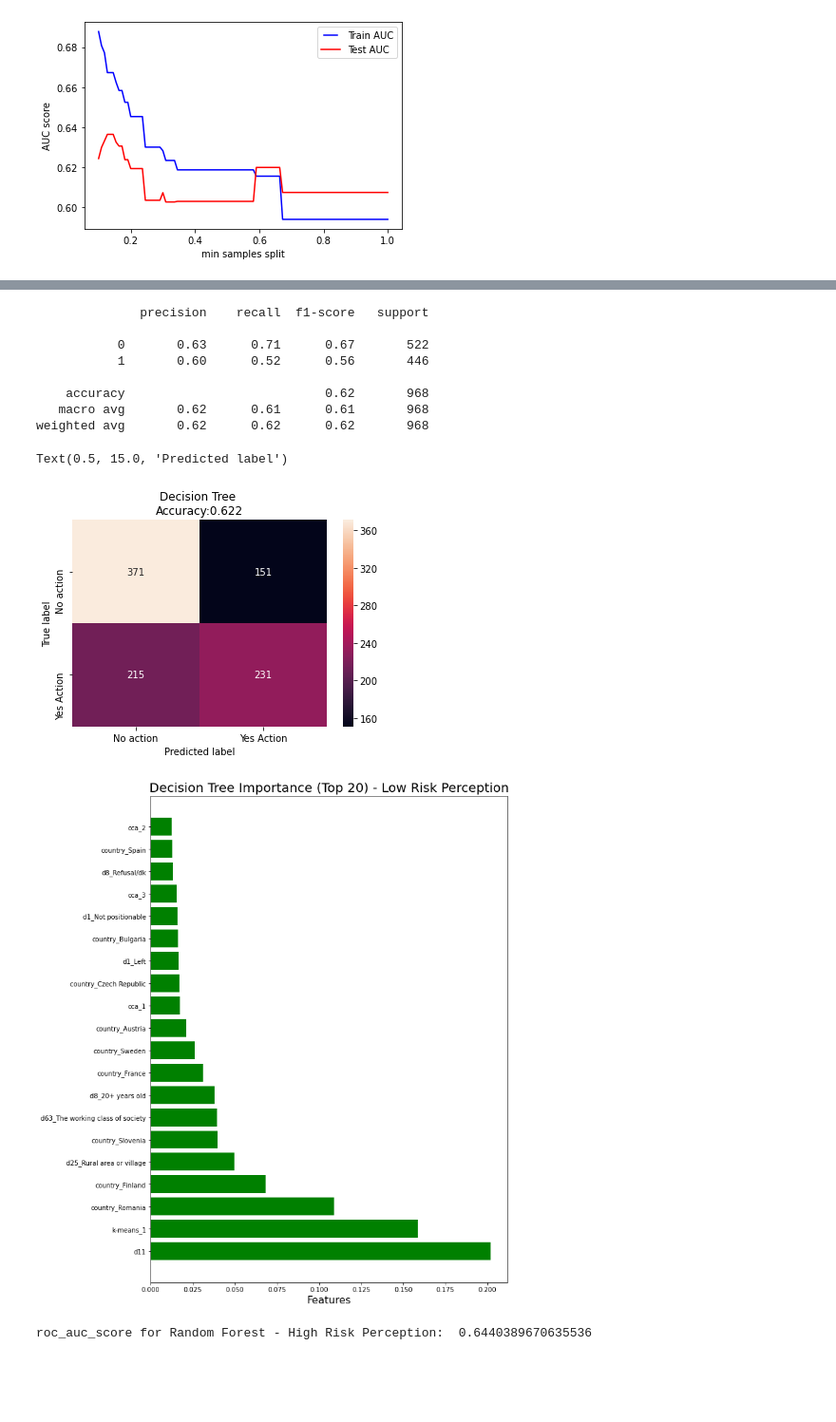
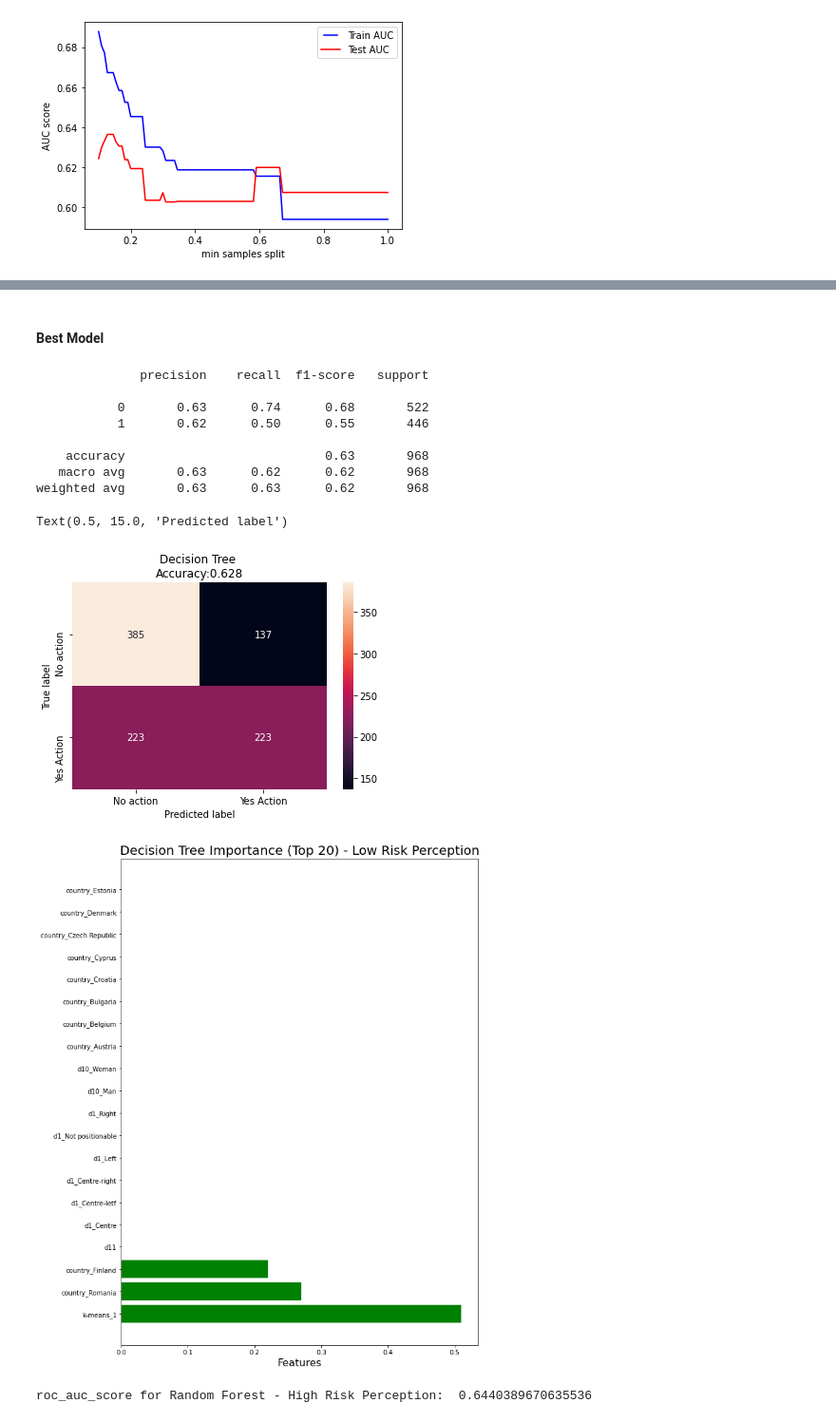
Before and after one commit to claudiagiuspoli/pro-environmental-behaviour, a Jupyter notebook: deciosn tree.ipynb, the cells around one changed output, grey strips where cells are left out. Shown at 95% size. Cells and saved outputs as stored; diff of their text form; code cells hidden in the pictures; blank space fills up the shorter version.

```diff
--- a/deciosn tree.ipynb
+++ b/deciosn tree.ipynb
@@ -235,7 +239,7 @@ I put the optimal parameters in the best model and I create the graph.
 # %%
 #fit model with best parameters
 
-clf_pruned = DecisionTreeClassifier(criterion = 'gini' , random_state=45,ccp_alpha=0.00015836200091606329, class_weight= {0: 1.43631197 , 1:0.76700502},  max_depth=5, min_samples_split = 9, min_samples_leaf = 3)
+clf_pruned = DecisionTreeClassifier(criterion = 'entropy' , random_state=seed,ccp_alpha=0.0002338667648894043, class_weight= {0: 1.43631197 , 1:0.76700502},  max_depth=5, min_samples_split = 8, min_samples_leaf = 2)
 clf_pruned.fit(X_train, y_train)
 pred = clf_pruned.predict(X_test)
 accuracy_score(y_test, pred)
@@ -431 +503,21 @@ DecisionTreeClassifier(class_weight={0: 1.56739773, 1: 0.73421448},
+# %%
+#fit model with best parameters
+
+clf_pruned = DecisionTreeClassifier(criterion = 'gini',ccp_alpha=0.0010611938401781096, class_weight= {0: 1.56739773, 1: 0.73421448},  max_depth=5, min_samples_split = 9, min_samples_leaf = 4, random_state =seed)
+clf_pruned.fit(X_train, y_train)
+pred = clf_pruned.predict(X_test)
+accuracy_score(y_test, pred)
+#Accuracy: 0.66
+
+
+xvar = df_get_dummies.drop('qb5', axis=1)
+feature_cols = xvar.columns
+dot_data = StringIO()
+export_graphviz(clf_pruned, out_file=dot_data,
+                filled=True, rounded=True,
+                special_characters=True,feature_names = feature_cols,class_names=['No Action','Yes Action'])
+from pydot import graph_from_dot_data
+(graph, ) = graph_from_dot_data(dot_data.getvalue())
+Image(graph.create_png())
+graph.write_png('action-prune2.png')
 # %%
@@ -614,11 +773,33 @@ DecisionTreeClassifier(class_weight={0: 0.92727273, 1: 1.08510638},
+# %% [markdown]
+#### Best Model
+# %%
+#fit model with best parameters
+
+clf_pruned = DecisionTreeClassifier(criterion = 'entropy',ccp_alpha=0.009289462740834808, class_weight={0: 0.92727273, 1: 1.08510638},  max_depth=4, min_samples_split =5, min_samples_leaf = 3, random_state =seed)
+clf_pruned.fit(X_train, y_train)
+pred = clf_pruned.predict(X_test)
+accuracy_score(y_test, pred)
+#Accuracy: 0.66
+
+
+xvar = df_get_dummies.drop('qb5', axis=1)
+feature_cols = xvar.columns
+dot_data = StringIO()
+export_graphviz(clf_pruned, out_file=dot_data,
+                filled=True, rounded=True,
+                special_characters=True,feature_names = feature_cols,class_names=['No Action','Yes Action'])
+from pydot import graph_from_dot_data
+(graph, ) = graph_from_dot_data(dot_data.getvalue())
+Image(graph.create_png())
+graph.write_png('action-prune3.png')
 # %%
-print(classification_report(y_test, dt_classifier.predict(X_test)))
+print(classification_report(y_test, clf_pruned.predict(X_test)))
 # %% [output]
               precision    recall  f1-score   support
 
-           0       0.63      0.71      0.67       522
-           1       0.60      0.52      0.56       446
+           0       0.63      0.74      0.68       522
+           1       0.62      0.50      0.55       446
 
-    accuracy                           0.62       968
-   macro avg       0.62      0.61      0.61       968
-weighted avg       0.62      0.62      0.62       968
+    accuracy                           0.63       968
+   macro avg       0.63      0.62      0.62       968
+weighted avg       0.63      0.63      0.62       968
@@ -638,42 +806,42 @@ graph.write_png('action-prune3.png')
 # %%
 #y_pred = dt.predict(X_test)
-ac = accuracy_score(y_test,dt_classifier.best_estimator_.predict(X_test))
+ac = accuracy_score(y_test,clf_pruned.predict(X_test))
 #print('Accuracy is: ',ac)
 
 
 
 #plt.figure(figsize=(5.5,4))
 
-cm_df = confusion_matrix(y_test,dt_classifier.best_estimator_.predict(X_test))
+cm_df = confusion_matrix(y_test,clf_pruned.predict(X_test))
 cm_df = pd.DataFrame(cm_df,
                      index = ['No action','Yes Action'],
                      columns = ['No action','Yes Action'])
 sns.heatmap(cm_df,annot=True,fmt="d")
-plt.title('Decision Tree \nAccuracy:{0:.3f}'.format(accuracy_score(y_test, dt_classifier.best_estimator_.predict(X_test))))
+plt.title('Decision Tree \nAccuracy:{0:.3f}'.format(accuracy_score(y_test, clf_pruned.predict(X_test))))
 plt.ylabel('True label')
 plt.xlabel('Predicted label')
 #plt.savefig('rf_confusionmatrix-df24.png')
 # %% [output]
 Text(0.5, 15.0, 'Predicted label')
-[figure, old version]
+[figure, new version]
 # %%
-feature_importances = list(zip(X_train, dt_classifier.best_estimator_.feature_importances_))
+feature_importances = list(zip(X_train, clf_pruned.feature_importances_))
 # Then sort the feature importances by most important first
 feature_importances_ranked = sorted(feature_importances, key = lambda x: x[1], reverse = True)
 # Print out the feature and importances
 #[print('Feature: {:35} Importance: {}'.format(*pair)) for pair in feature_importances_ranked];
 # Plot the top 25 feature importance
 feature_names_20 = [i[0] for i in feature_importances_ranked[:20]]
 y_ticks = np.arange(0, len(feature_names_20))
 x_axis = [i[1] for i in feature_importances_ranked[:20]]
 plt.figure(figsize = (10, 14))
 plt.barh(feature_names_20, x_axis, color = 'g')   #horizontal barplot
 plt.title('Decision Tree Importance (Top 20) - Low Risk Perception',
           fontdict= {'fontsize' : 20})
 plt.xlabel('Features',fontdict= {'fontsize' : 16})
 plt.show()
 # %% [output]
-[figure, old version]
+[figure, new version]
 # %%
 y_score2 = dt_classifier.best_estimator_.predict_proba(X_test)[:,1]
 false_positive_rate2, true_positive_rate2, threshold2 = roc_curve(y_test, y_score2)
```
Also changed, not shown: parts of 29 cells of this notebook, 5 other files.
